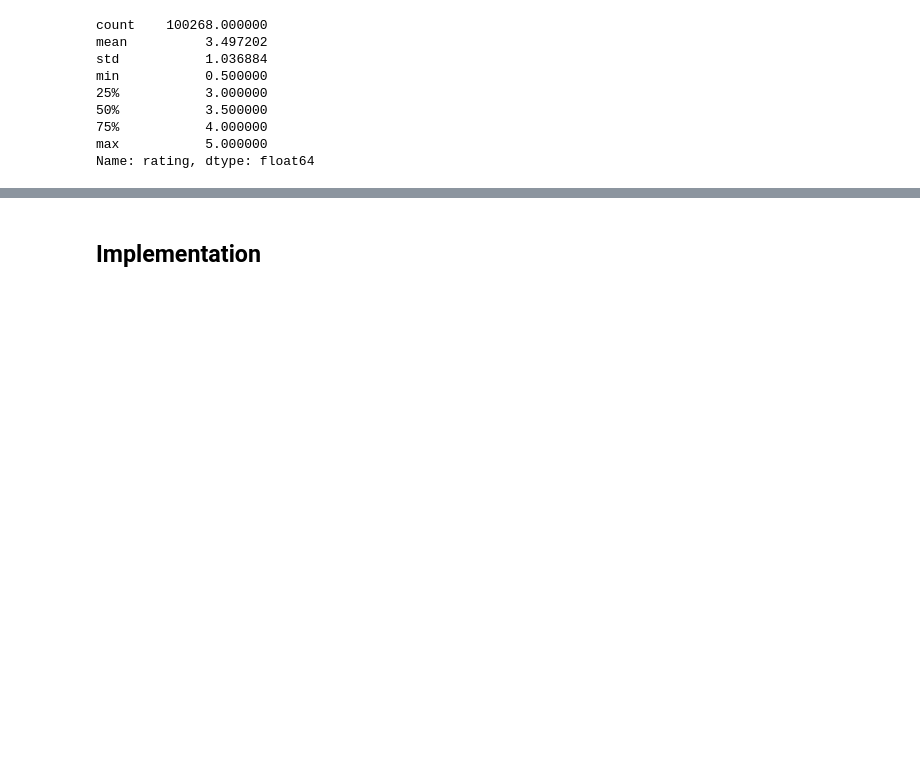
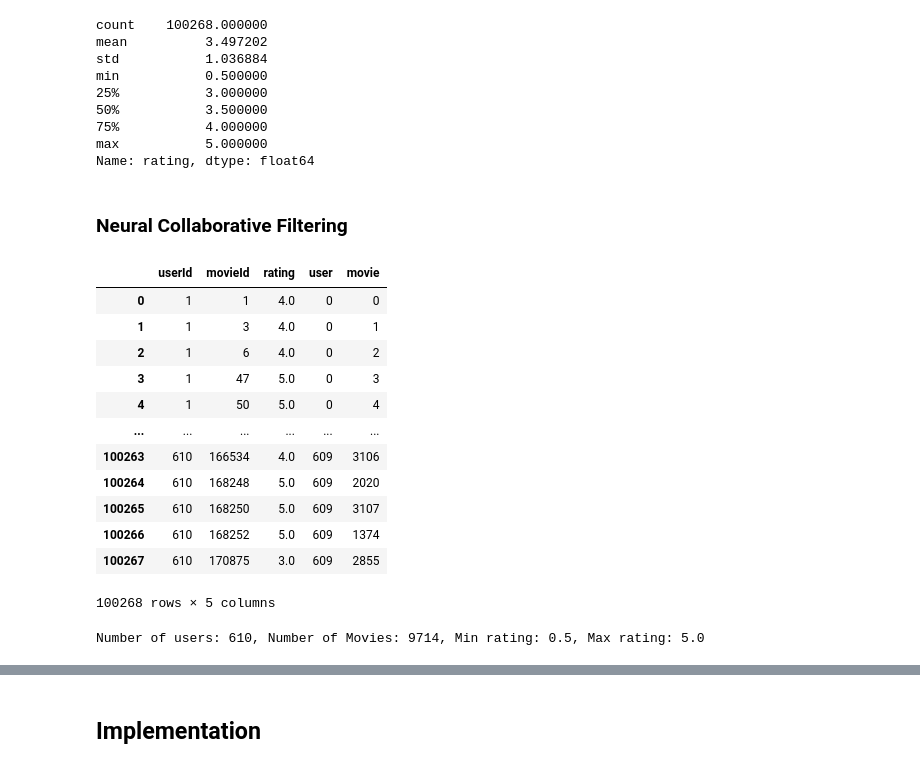
Before and after one commit to Nutdanai1221/Movie-Recommender-System, a Jupyter notebook: notebooks/movie-lens-recomendation.ipynb, the cells around one changed output, grey strips where cells are left out. Saved outputs shown, nothing was run; the diff lists cells and outputs as text; code cells hidden in the pictures; blank space fills up the shorter version.

```diff
--- a/notebooks/movie-lens-recomendation.ipynb
+++ b/notebooks/movie-lens-recomendation.ipynb
@@ -748,3 +776,5 @@ min           0.500000
 75%           4.000000
 max           5.000000
 Name: rating, dtype: float64
+# %% [markdown]
+### Neural Collaborative Filtering
@@ -750,0 +788,55 @@ Name: rating, dtype: float64
+# %%
+df = pd.read_csv('../data/process/cleaned_ratings.csv')
+# %%
+user_ids = df["userId"].unique().tolist()
+user2user_encoded = {x: i for i, x in enumerate(user_ids)}
+userencoded2user = {i: x for i, x in enumerate(user_ids)}
+movie_ids = df["movieId"].unique().tolist()
+movie2movie_encoded = {x: i for i, x in enumerate(movie_ids)}
+movie_encoded2movie = {i: x for i, x in enumerate(movie_ids)}
+df["user"] = df["userId"].map(user2user_encoded)
+df["movie"] = df["movieId"].map(movie2movie_encoded)
+# %%
+df
+# %% [output]
+|  | userId | movieId | rating | user | movie |
+| 0 | 1 | 1 | 4.0 | 0 | 0 |
+| 1 | 1 | 3 | 4.0 | 0 | 1 |
+| 2 | 1 | 6 | 4.0 | 0 | 2 |
+| 3 | 1 | 47 | 5.0 | 0 | 3 |
+| 4 | 1 | 50 | 5.0 | 0 | 4 |
+| ... | ... | ... | ... | ... | ... |
+| 100263 | 610 | 166534 | 4.0 | 609 | 3106 |
+| 100264 | 610 | 168248 | 5.0 | 609 | 2020 |
+| 100265 | 610 | 168250 | 5.0 | 609 | 3107 |
+| 100266 | 610 | 168252 | 5.0 | 609 | 1374 |
+| 100267 | 610 | 170875 | 3.0 | 609 | 2855 |
+100268 rows × 5 columns
+# %%
+num_users = len(user2user_encoded)
+num_movies = len(movie_encoded2movie)
+df["rating"] = df["rating"].values.astype(np.float32)
+# min and max ratings will be used to normalize the ratings later
+min_rating = min(df["rating"])
+max_rating = max(df["rating"])
+
+print(
+    "Number of users: {}, Number of Movies: {}, Min rating: {}, Max rating: {}".format(
+        num_users, num_movies, min_rating, max_rating
+    )
+)
+
+df = df.sample(frac=1, random_state=42)
+x = df[["user", "movie"]].values
+# Normalize the targets between 0 and 1. Makes it easy to train.
+y = df["rating"].apply(lambda x: (x - min_rating) / (max_rating - min_rating)).values
+# Assuming training on 90% of the data and validating on 10%.
+train_indices = int(0.7 * df.shape[0])
+x_train, x_val, y_train, y_val = (
+    x[:train_indices],
+    x[train_indices:],
+    y[:train_indices],
+    y[train_indices:],
+)
+# %% [output]
+Number of users: 610, Number of Movies: 9714, Min rating: 0.5, Max rating: 5.0
```
Also changed, not shown: parts of 21 cells of this notebook, 9 other files.
